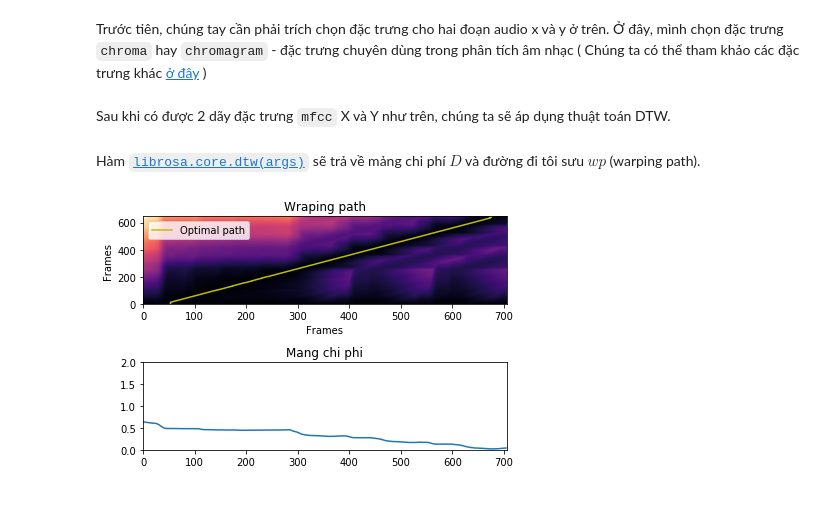
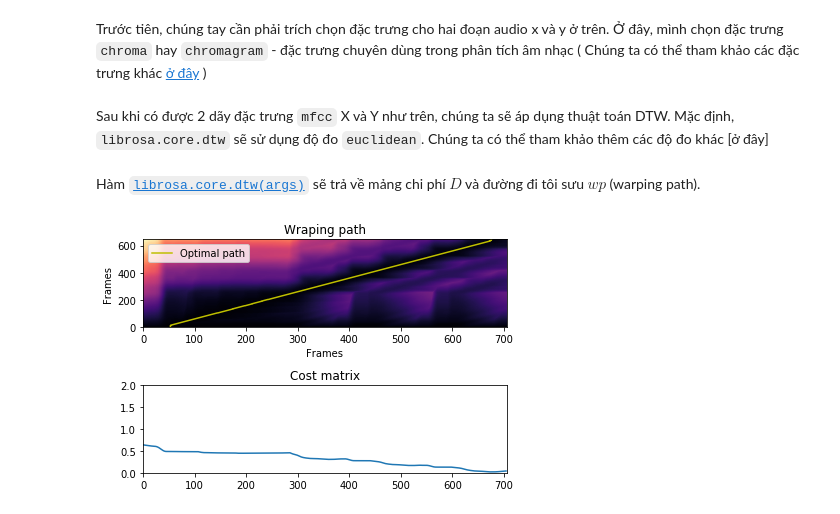
Before and after one commit to lumosnysm/INT3411-Speech-Processing, a Jupyter notebook: lab2/FFT-DTW-Tutorial.ipynb, the cells around one changed output. Saved outputs shown, nothing was run; the diff lists cells and outputs as text; code cells hidden in the pictures.

```diff
--- a/lab2/FFT-Tutorial.ipynb
+++ b/lab2/FFT-DTW-Tutorial.ipynb
@@ -253,7 +253,7 @@ Trước tiên, chúng tay cần phải trích chọn đặc trưng cho hai đo
 X = librosa.feature.chroma_cens(x, sr = sr)
 Y = librosa.feature.chroma_cens(y, sr = sr)
 # %% [markdown]
-Sau khi có được 2 dãy đặc trưng `mfcc` X và Y như trên, chúng ta sẽ áp dụng thuật toán DTW.
+Sau khi có được 2 dãy đặc trưng `mfcc` X và Y như trên, chúng ta sẽ áp dụng thuật toán DTW. Mặc định, `librosa.core.dtw` sẽ sử dụng độ đo `euclidean`. Chúng ta có thể tham khảo thêm các độ đo khác [ở đây]
 # %%
 D, wp = librosa.core.dtw(X,Y, subseq = True) # D là ma trận khoảng cách, wp là optimal wraping path.
 # %% [markdown]
@@ -261,14 +261,14 @@ Hàm [`librosa.core.dtw(args)`](https://librosa.github.io/librosa/generated/libr
 # %%
 plt.subplot(2, 1, 1)
 librosa.display.specshow(D, x_axis='frames', y_axis='frames')
 plt.title('Wraping path')
 plt.plot(wp[:, 1], wp[:, 0], label='Optimal path', color='y')
 plt.legend()
 plt.subplot(2, 1, 2)
 plt.plot(D[-1, :] / wp.shape[0])
 plt.xlim([0, Y.shape[1]])
 plt.ylim([0, 2])
-plt.title('Mang chi phi')
+plt.title('Cost matrix')
 plt.tight_layout()
 # %% [output]
-[figure, old version]
+[figure, new version]
```
